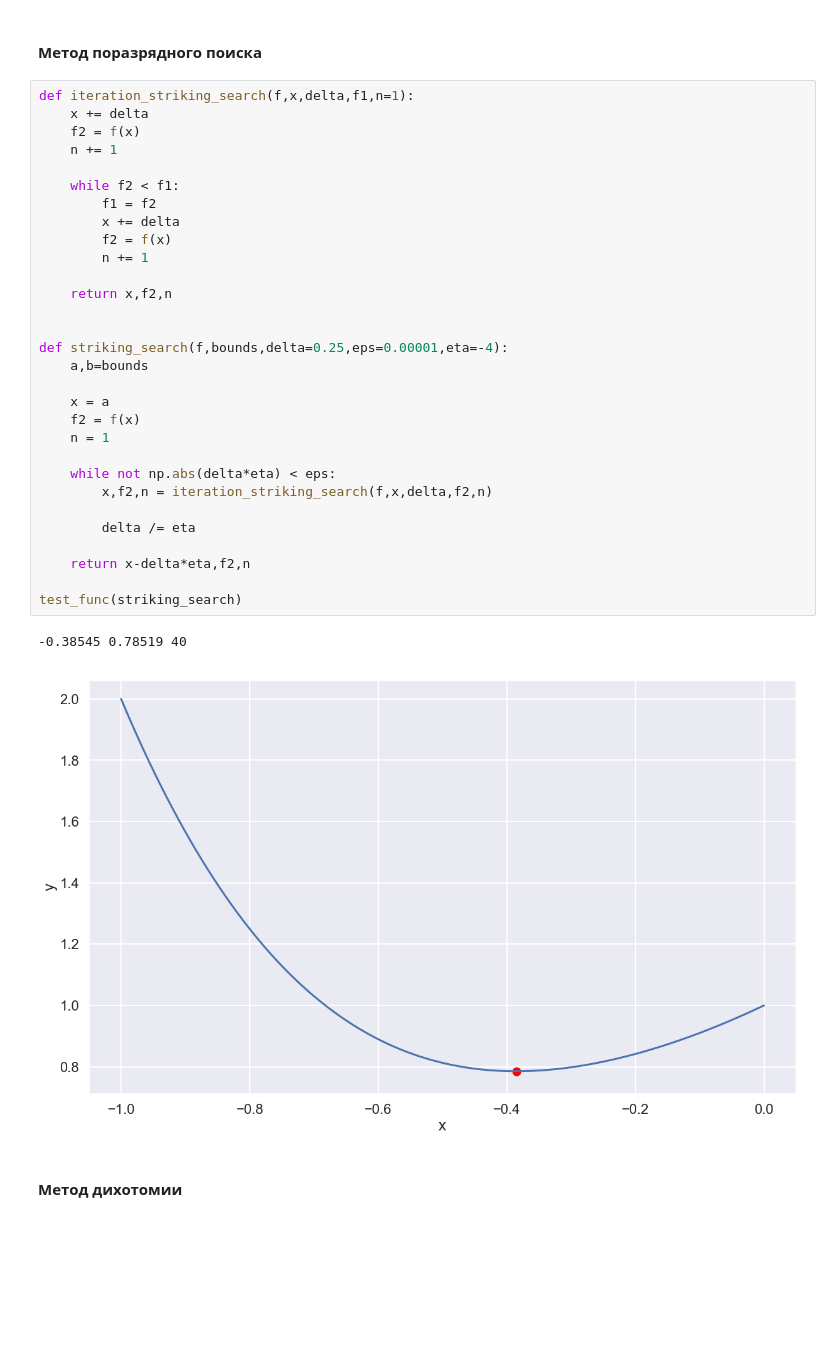
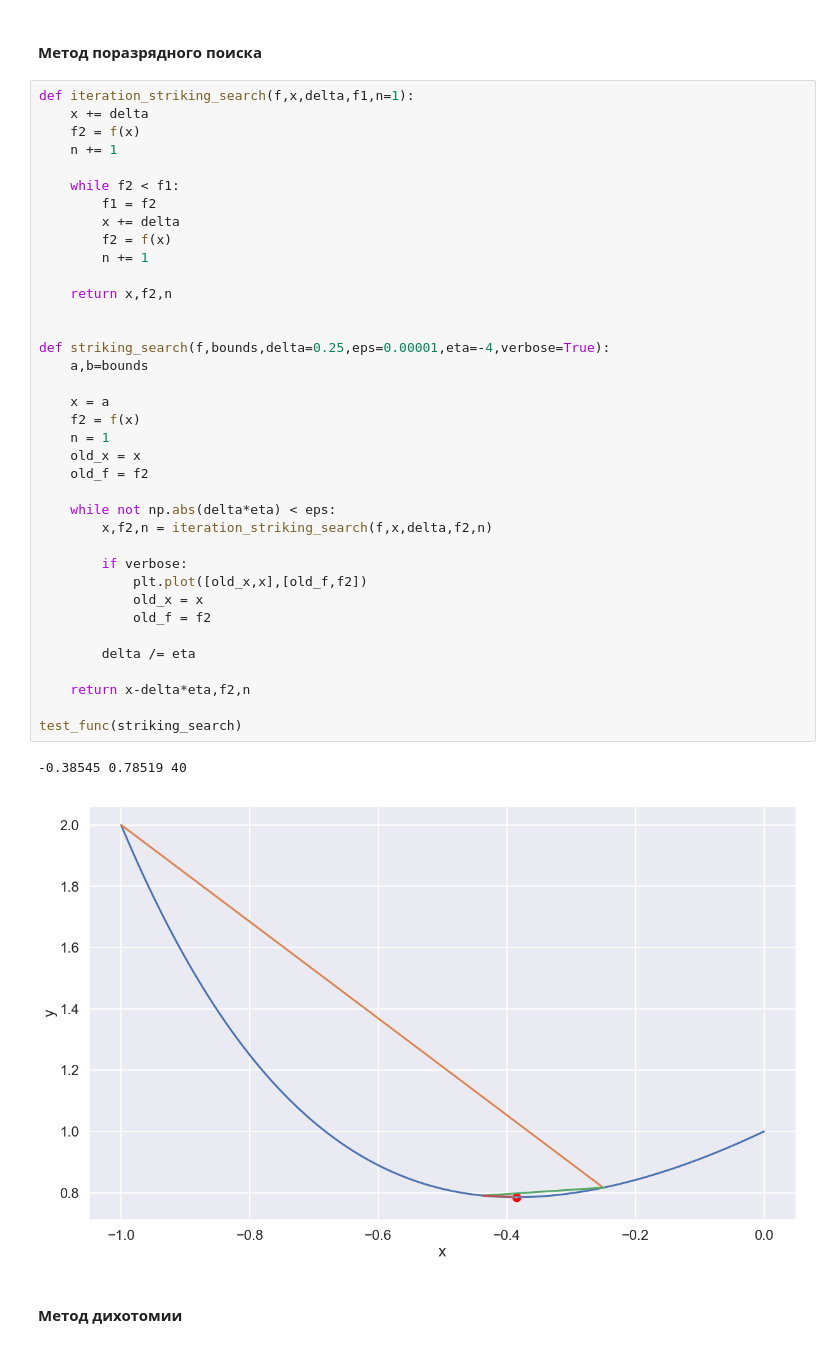
Before and after one commit to lainys/-, a Jupyter notebook: lab1/lab1.ipynb, the cells around one changed output. Saved outputs shown, nothing was run; the diff lists cells and outputs as text; blank space fills up the shorter version.

```diff
--- a/lab1/lab1.ipynb
+++ b/lab1/lab1.ipynb
@@ -71,35 +75,42 @@ test_func(bust)
 def iteration_striking_search(f,x,delta,f1,n=1):
     x += delta
     f2 = f(x)
     n += 1
 
     while f2 < f1:
         f1 = f2
         x += delta
         f2 = f(x)
         n += 1
 
     return x,f2,n
 
 
-def striking_search(f,bounds,delta=0.25,eps=0.00001,eta=-4):
+def striking_search(f,bounds,delta=0.25,eps=0.00001,eta=-4,verbose=True):
     a,b=bounds
 
     x = a
     f2 = f(x)
     n = 1
+    old_x = x
+    old_f = f2
 
     while not np.abs(delta*eta) < eps:
         x,f2,n = iteration_striking_search(f,x,delta,f2,n)
+
+        if verbose:
+            plt.plot([old_x,x],[old_f,f2])
+            old_x = x
+            old_f = f2
 
         delta /= eta
 
     return x-delta*eta,f2,n
 
 test_func(striking_search)
 # %% [output]
 -0.38545 0.78519 40
-[figure, old version]
+[figure, new version]
 # %% [markdown]
 #### Метод дихотомии
 # %%
```
Also changed, not shown: parts of 12 cells of this notebook.
